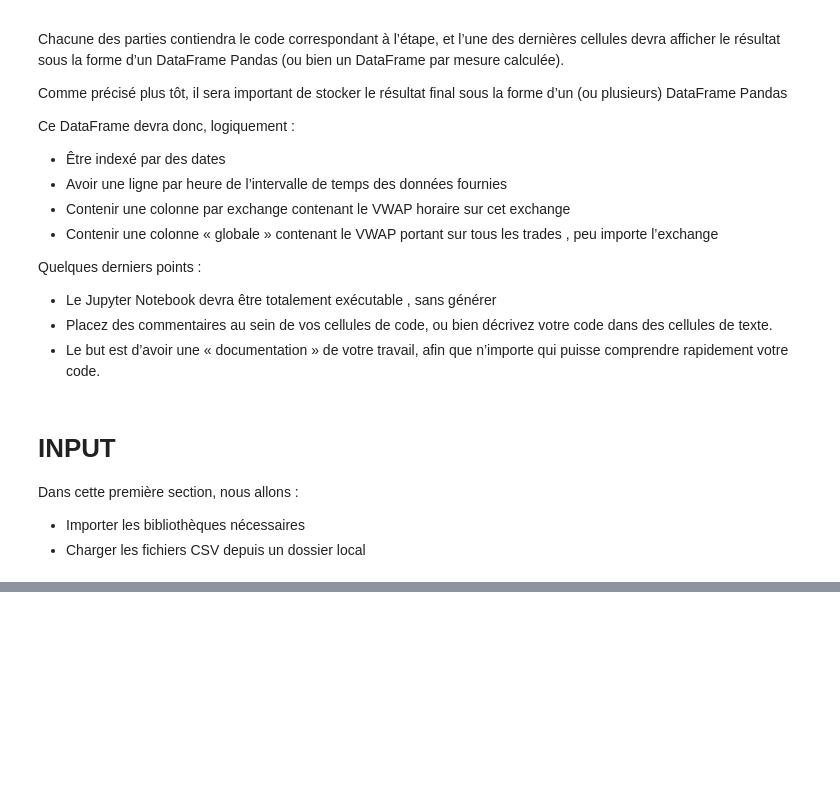
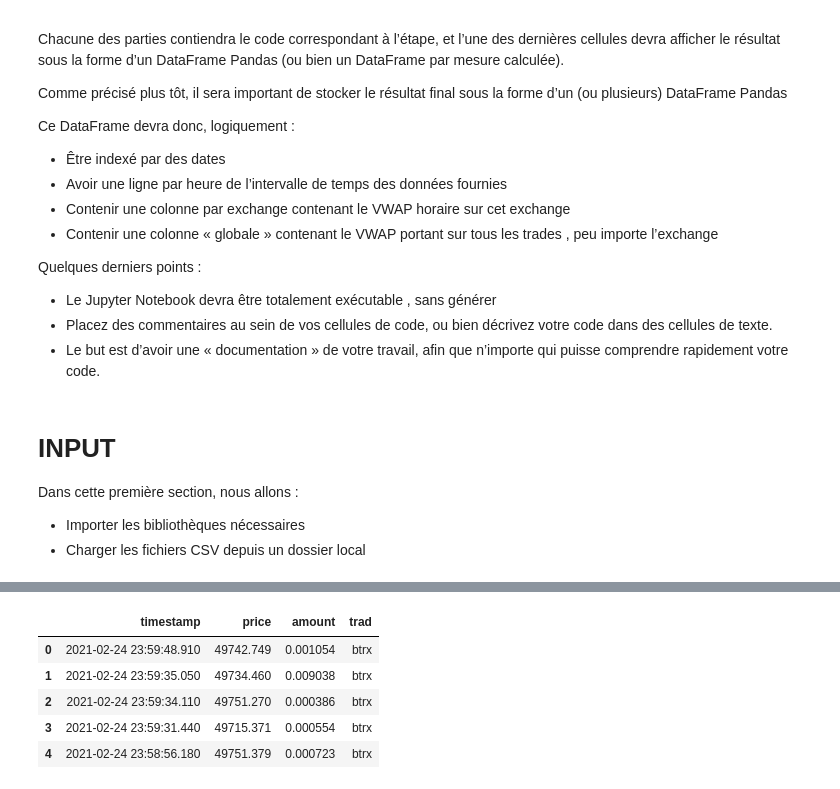
Before and after one commit to MamataCisse/VWAP-Bitcoin-Analysis_SDA, a Jupyter notebook: vwap_analysis.ipynb, the cells around one changed output, grey strips where cells are left out. Saved outputs shown, nothing was run; the diff lists cells and outputs as text; code cells hidden in the pictures; blank space fills up the shorter version.

```diff
--- a/vwap_analysis.ipynb
+++ b/vwap_analysis.ipynb
@@ -77,0 +175,10 @@ df11 = pd.read_csv('C:/Users/mamat/VWAP_Bitcoin/VWAP-Bitcoin-Analysis_SDA/stmp.c
+# %%
+df4["trad"] = "btrx"
+df4.head()
+# %% [output]
+|  | timestamp | price | amount | trad |
+| 0 | 2021-02-24 23:59:48.910 | 49742.749 | 0.001054 | btrx |
+| 1 | 2021-02-24 23:59:35.050 | 49734.460 | 0.009038 | btrx |
+| 2 | 2021-02-24 23:59:34.110 | 49751.270 | 0.000386 | btrx |
+| 3 | 2021-02-24 23:59:31.440 | 49715.371 | 0.000554 | btrx |
+| 4 | 2021-02-24 23:58:56.180 | 49751.379 | 0.000723 | btrx |
```
Also changed, not shown: parts of 27 cells of this notebook.
